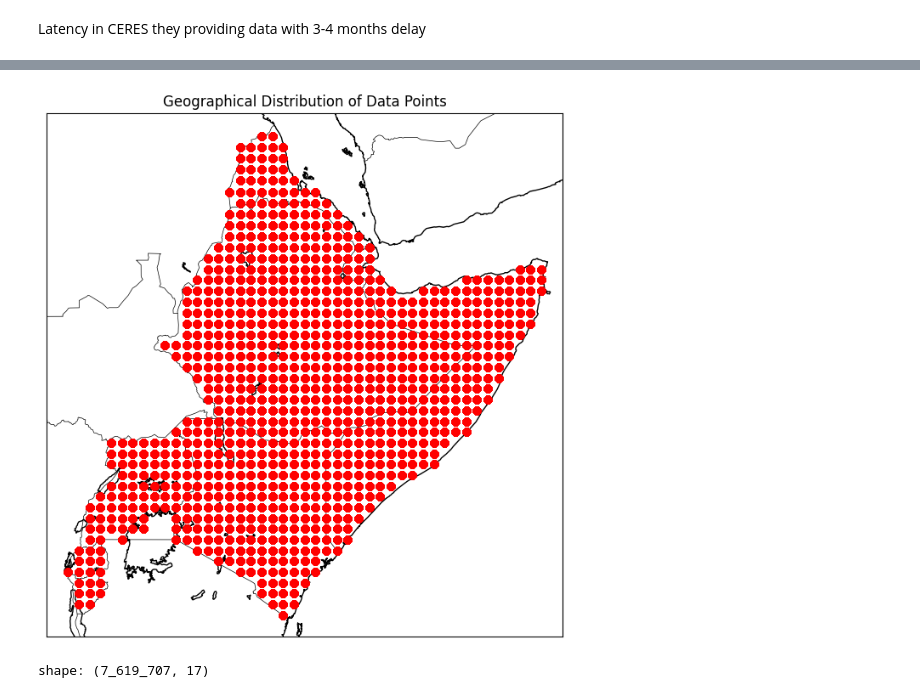
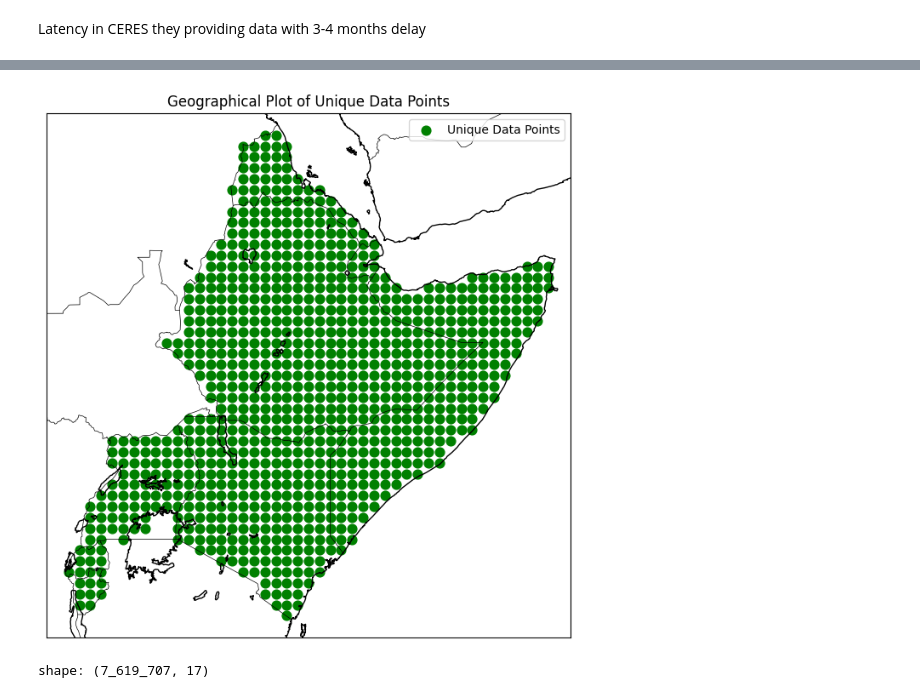
Before and after one commit to AdamPrzychodniPrivate/soil-water-forecasting, a Jupyter notebook: ml-modeling-pipeline/notebooks/2. data_preprocessing.ipynb, the cells around one changed output, grey strips where cells are left out. Drawn from its saved outputs; the diff is of its cells as text; code cells hidden in the pictures.

```diff
--- a/ml-modeling-pipeline/notebooks/2. data_preprocessing.ipynb
+++ b/ml-modeling-pipeline/notebooks/2. data_preprocessing.ipynb
@@ -289,9 +299,9 @@ def filter_dataframe_by_country(df, gdf):
 # Example usage assuming 'clean_df' is your Polars DataFrame and 'gdf' is loaded using pygadm.Items
 filtered_df = filter_dataframe_by_country(clean_df, gdf)
 # %%
-visualize_regions_polars(filtered_df)
+plot_geographical_data(filtered_df)
 # %% [output]
-[figure, old version]
+[figure, new version]
 # %%
 filtered_df
 # %% [output]
```
Also changed, not shown: parts of 4 cells of this notebook.
